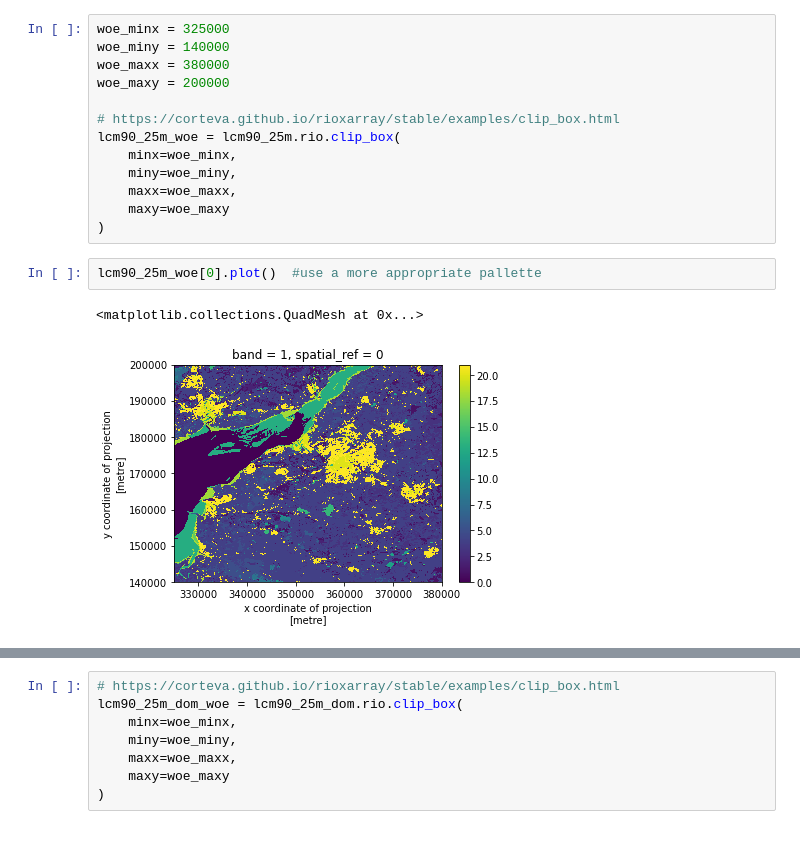
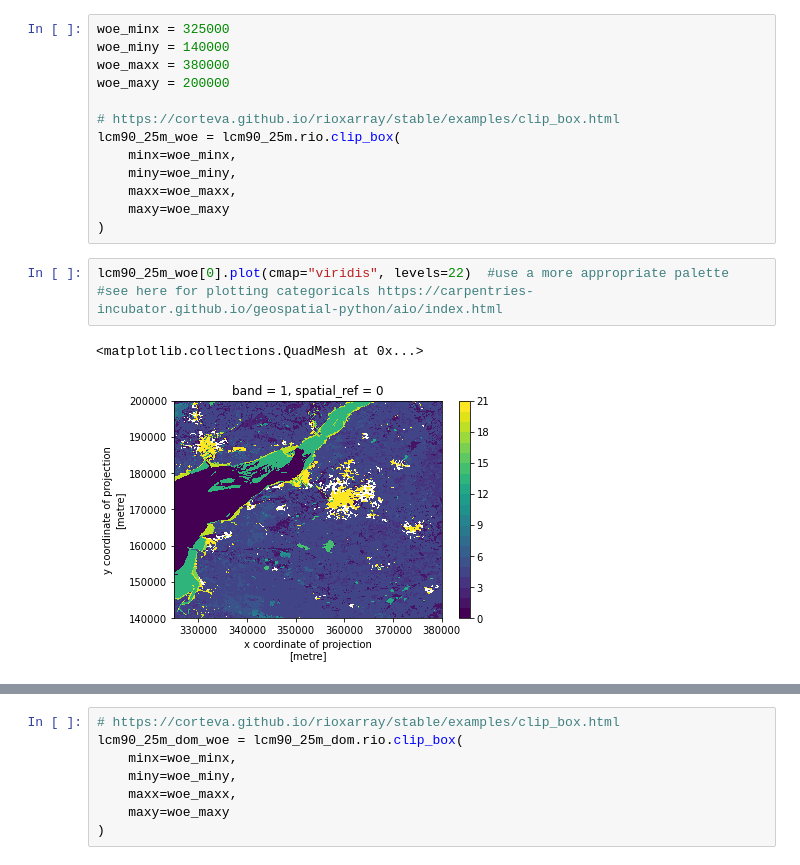
Before and after one commit to jamesdamillington/UK-LCM, a Jupyter notebook: lcm-working.ipynb, the cells around one changed output, grey strips where cells are left out. Drawn from its saved outputs; the diff is of its cells as text.

Commit message:
add reclassification and better palette

```diff
--- a/lcm-working.ipynb
+++ b/lcm-working.ipynb
@@ -151,10 +175,11 @@ lcm90_25m_woe = lcm90_25m.rio.clip_box(
     maxx=woe_maxx,
     maxy=woe_maxy
 )
-# %%
-lcm90_25m_woe[0].plot()  #use a more appropriate pallette
-# %% [output]
-<matplotlib.collections.QuadMesh at 0x...>
-[figure, removed]
+# %%
+lcm90_25m_woe[0].plot(cmap="viridis", levels=22)  #use a more appropriate palette
+#see here for plotting categoricals https://carpentries-incubator.github.io/geospatial-python/aio/index.html
+# %% [output]
+<matplotlib.collections.QuadMesh at 0x...>
+[figure, added]
 # %%
 lcm90_25m_dom = lcm90_25m[0]
```
Also changed, not shown: parts of 28 cells of this notebook.
